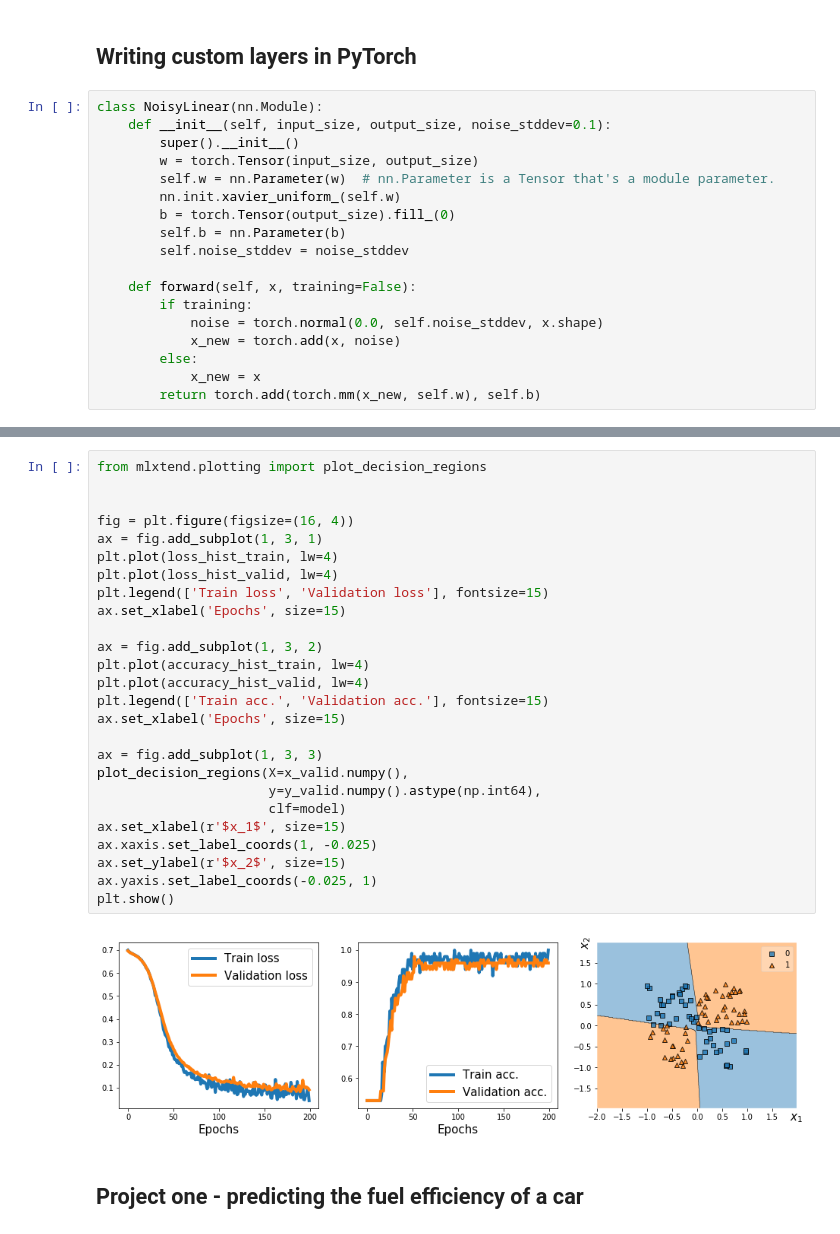
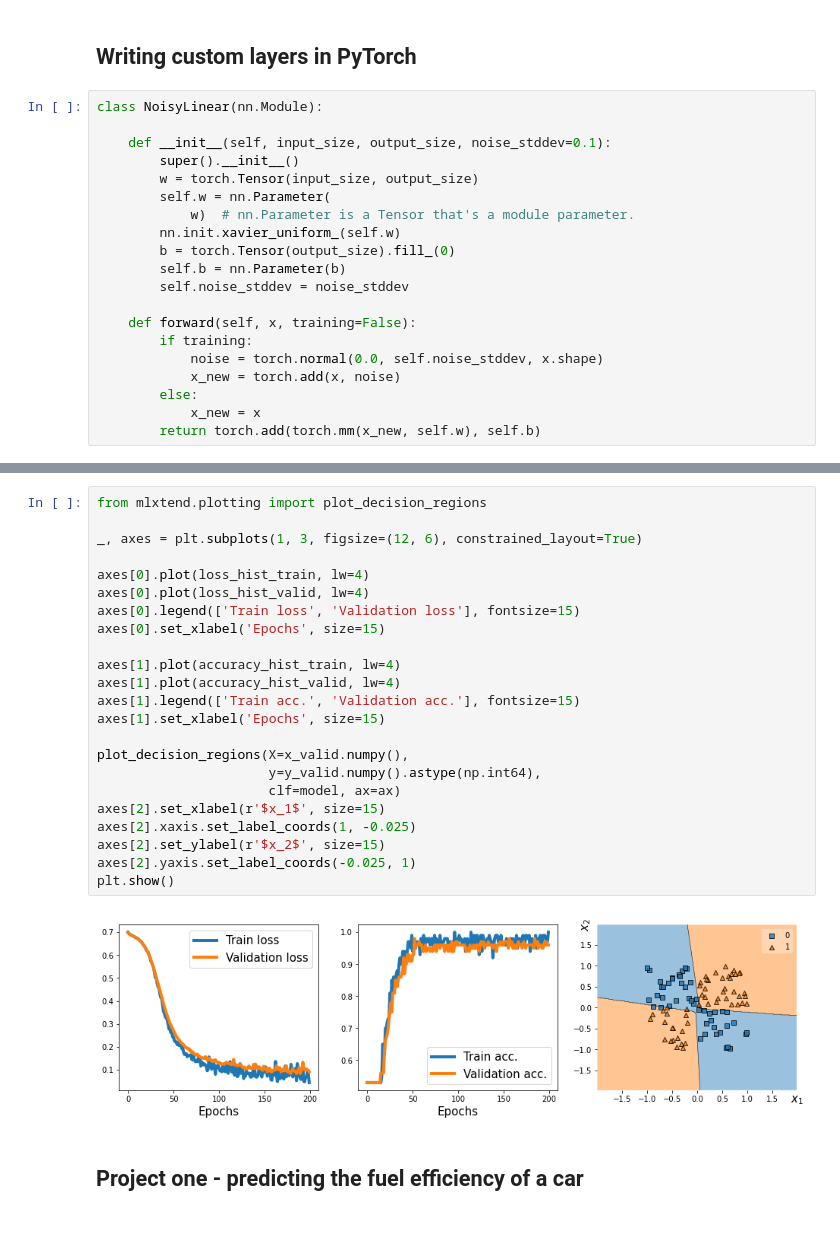
Before and after one commit to gitony0101/blog-stats-tony, a Jupyter notebook: pytorch/2-pytorch-deeper.ipynb, the cells around one changed output, grey strips where cells are left out. Cells and saved outputs as stored; diff of their text form.

```diff
--- a/pytorch/2-pytorch-deeper.ipynb
+++ b/pytorch/2-pytorch-deeper.ipynb
@@ -363,10 +343,12 @@ ModuleNotFoundError: No module named 'mlxtend'
 ## Writing custom layers in PyTorch
 # %%
 class NoisyLinear(nn.Module):
+
     def __init__(self, input_size, output_size, noise_stddev=0.1):
         super().__init__()
         w = torch.Tensor(input_size, output_size)
-        self.w = nn.Parameter(w)  # nn.Parameter is a Tensor that's a module parameter.
+        self.w = nn.Parameter(
+            w)  # nn.Parameter is a Tensor that's a module parameter.
         nn.init.xavier_uniform_(self.w)
         b = torch.Tensor(output_size).fill_(0)
         self.b = nn.Parameter(b)
@@ -465,31 +446,28 @@ for epoch in range(num_epochs):
 # %%
 from mlxtend.plotting import plot_decision_regions
 
+_, axes = plt.subplots(1, 3, figsize=(12, 6), constrained_layout=True)
 
-fig = plt.figure(figsize=(16, 4))
-ax = fig.add_subplot(1, 3, 1)
-plt.plot(loss_hist_train, lw=4)
-plt.plot(loss_hist_valid, lw=4)
-plt.legend(['Train loss', 'Validation loss'], fontsize=15)
-ax.set_xlabel('Epochs', size=15)
+axes[0].plot(loss_hist_train, lw=4)
+axes[0].plot(loss_hist_valid, lw=4)
+axes[0].legend(['Train loss', 'Validation loss'], fontsize=15)
+axes[0].set_xlabel('Epochs', size=15)
 
-ax = fig.add_subplot(1, 3, 2)
-plt.plot(accuracy_hist_train, lw=4)
-plt.plot(accuracy_hist_valid, lw=4)
-plt.legend(['Train acc.', 'Validation acc.'], fontsize=15)
-ax.set_xlabel('Epochs', size=15)
+axes[1].plot(accuracy_hist_train, lw=4)
+axes[1].plot(accuracy_hist_valid, lw=4)
+axes[1].legend(['Train acc.', 'Validation acc.'], fontsize=15)
+axes[1].set_xlabel('Epochs', size=15)
 
-ax = fig.add_subplot(1, 3, 3)
 plot_decision_regions(X=x_valid.numpy(),
                       y=y_valid.numpy().astype(np.int64),
-                      clf=model)
-ax.set_xlabel(r'$x_1$', size=15)
-ax.xaxis.set_label_coords(1, -0.025)
-ax.set_ylabel(r'$x_2$', size=15)
-ax.yaxis.set_label_coords(-0.025, 1)
+                      clf=model, ax=ax)
+axes[2].set_xlabel(r'$x_1$', size=15)
+axes[2].xaxis.set_label_coords(1, -0.025)
+axes[2].set_ylabel(r'$x_2$', size=15)
+axes[2].yaxis.set_label_coords(-0.025, 1)
 plt.show()
 # %% [output]
-[figure, old version]
+[figure, new version]
 # %% [markdown]
 ## Project one - predicting the fuel efficiency of a car
 # %% [markdown]
```
Also changed, not shown: parts of 31 cells of this notebook, 1 other file.
